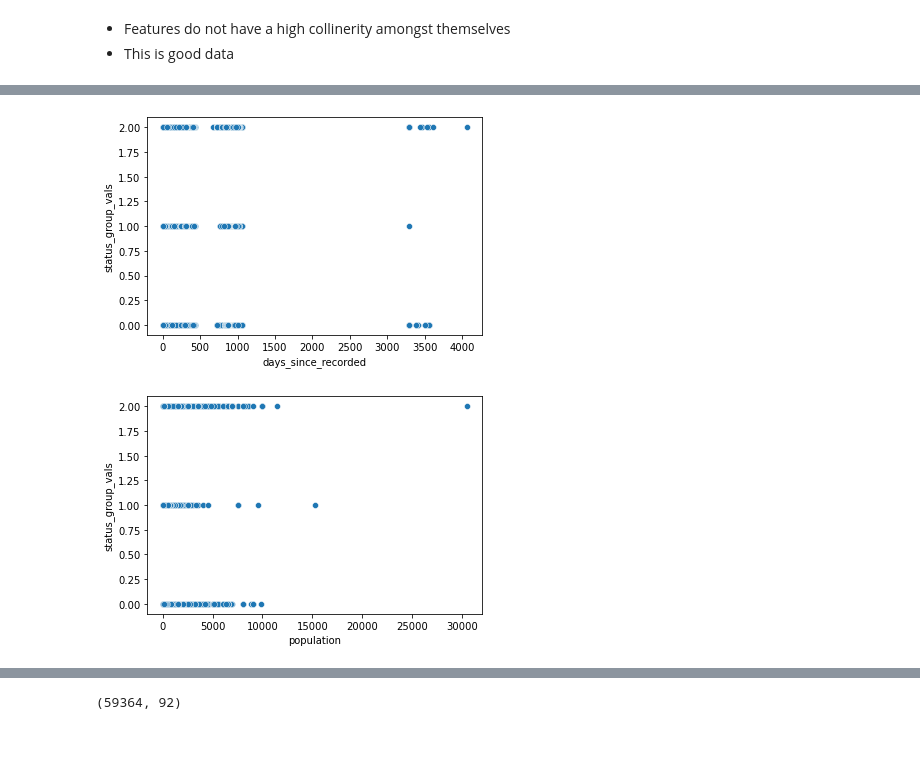
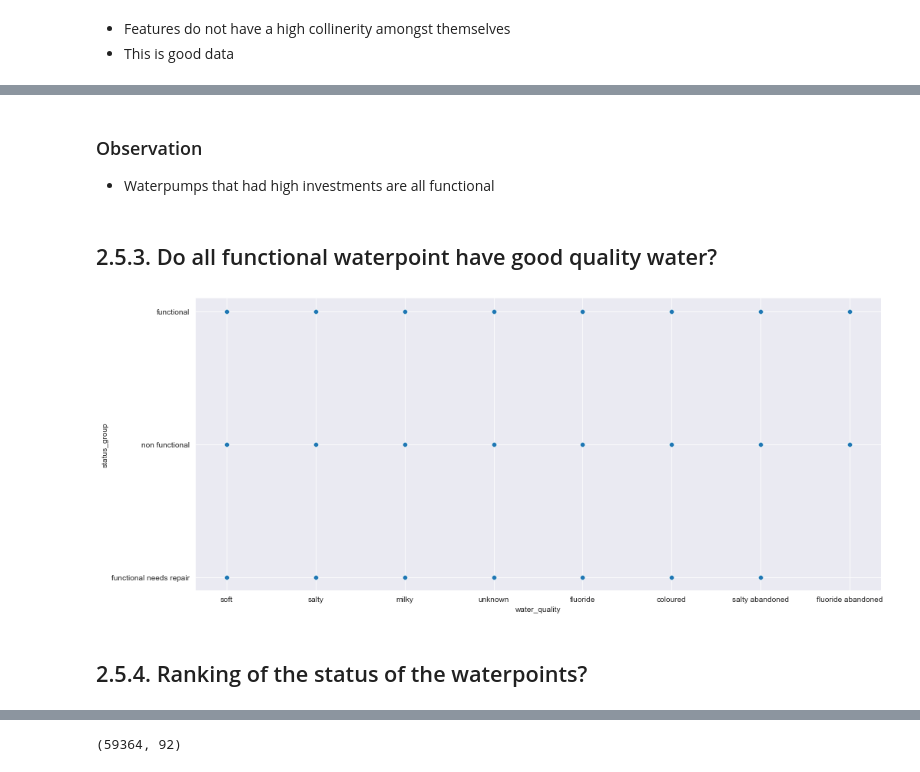
Before and after one commit to MercyNgila/Tanzanian-Water-Pump-Status, a Jupyter notebook: Pump It Up Notebook.ipynb, the cells around one changed output, grey strips where cells are left out. Saved outputs shown, nothing was run; the diff lists cells and outputs as text; code cells hidden in the pictures; blank space fills up the shorter version.

```diff
--- a/Pump It Up Notebook.ipynb
+++ b/Pump It Up Notebook.ipynb
@@ -563,8 +564,7 @@ train = train.drop(['extraction_type', 'extraction_type_group'],axis=1)
 # e.g. gps_height, longitude, latitude, region_code and district_code
 # These are less likely to add any predictive power to the model
 # I will drop some of these columns
-train = train.drop(['gps_height', 'region_code', 'district_code', 'region','ward', 'longitude',
-                   'latitude', 'lga'], axis=1)
+train = train.drop(['gps_height', 'region_code', 'district_code', 'ward'], axis=1)
 # %% [markdown]
 ## 2.4.2. Validity
 - Check to see if all the columns in the dataset are valid/useful for this analysis
@@ -899,10 +904,13 @@ plt.show()
+# %% [markdown]
+### Observation
+- Waterpumps that had high investments are all functional
+# %% [markdown]
+## 2.5.3. Do all functional waterpoint have good quality water?
 # %%
-sns.scatterplot(data = train, x = 'days_since_recorded', y = 'status_group_vals')
+plt.figure(figsize = (16, 7))
+sns.scatterplot(data = train, x = 'water_quality', y = 'status_group')
 plt.show()
 # %% [output]
-[figure, old version]
+[figure, new version]
-# %%
-sns.scatterplot(data = train, x = 'population', y = 'status_group_vals')
-plt.show()
-# %% [output]
-[figure, removed]
+# %% [markdown]
+## 2.5.4.  Ranking of the status of the waterpoints?
```
Also changed, not shown: parts of 46 cells of this notebook, 8 other files.
